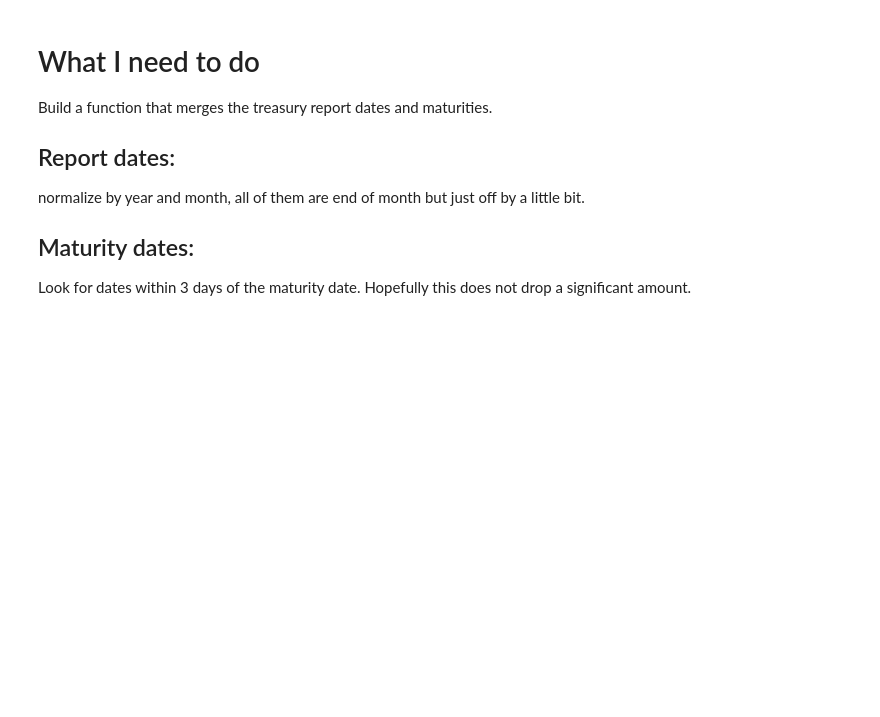
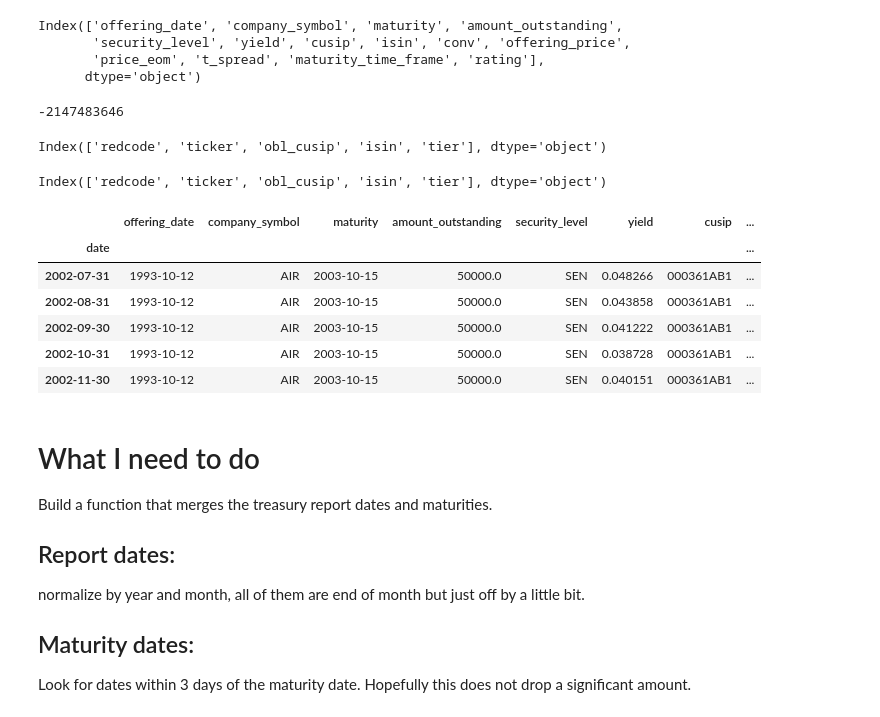
Before and after one commit to zixiaowang123/full_stack_project, a Jupyter notebook: src/test_nb.ipynb, the cells around one changed output. Cells and saved outputs as stored; diff of their text form; code cells hidden in the pictures; blank space fills up the shorter version.

```diff
--- a/src/test_nb.ipynb
+++ b/src/test_nb.ipynb
@@ -15,0 +40,17 @@ bond_df = pd.read_parquet(wrds_path)
+# %%
+bond_df.columns
+# %% [output]
+Index(['offering_date', 'company_symbol', 'maturity', 'amount_outstanding',
+       'security_level', 'yield', 'cusip', 'isin', 'conv', 'offering_price',
+       'price_eom', 't_spread', 'maturity_time_frame', 'rating'],
+      dtype='object')
+# %%
+# test 2
+
+ctypes.windll.kernel32.SetThreadExecutionState(0x80000002)
+
+bond_treas_df = merge_treasuries_into_bonds(bond_df, t_df)
+
+ctypes.windll.kernel32.SetThreadExecutionState(0x80000000)
+# %% [output]
+-2147483646
@@ -16,3 +64,21 @@ bond_df = pd.read_parquet(wrds_path)
+# %%
+red_df.columns
+# %% [output]
+Index(['redcode', 'ticker', 'obl_cusip', 'isin', 'tier'], dtype='object')
+# %%
+red_df.columns
+# %% [output]
+Index(['redcode', 'ticker', 'obl_cusip', 'isin', 'tier'], dtype='object')
+# %%
+bond_df.head()
+# %% [output]
+|  | offering_date | company_symbol | maturity | amount_outstanding | security_level | yield | cusip | ... |
+| date |  |  |  |  |  |  |  | ... |
+| 2002-07-31 | 1993-10-12 | AIR | 2003-10-15 | 50000.0 | SEN | 0.048266 | 000361AB1 | ... |
+| 2002-08-31 | 1993-10-12 | AIR | 2003-10-15 | 50000.0 | SEN | 0.043858 | 000361AB1 | ... |
+| 2002-09-30 | 1993-10-12 | AIR | 2003-10-15 | 50000.0 | SEN | 0.041222 | 000361AB1 | ... |
+| 2002-10-31 | 1993-10-12 | AIR | 2003-10-15 | 50000.0 | SEN | 0.038728 | 000361AB1 | ... |
+| 2002-11-30 | 1993-10-12 | AIR | 2003-10-15 | 50000.0 | SEN | 0.040151 | 000361AB1 | ... |
 # %% [markdown]
 # What I need to do
 
```
Also changed, not shown: parts of 5 cells of this notebook, 8 other files.
